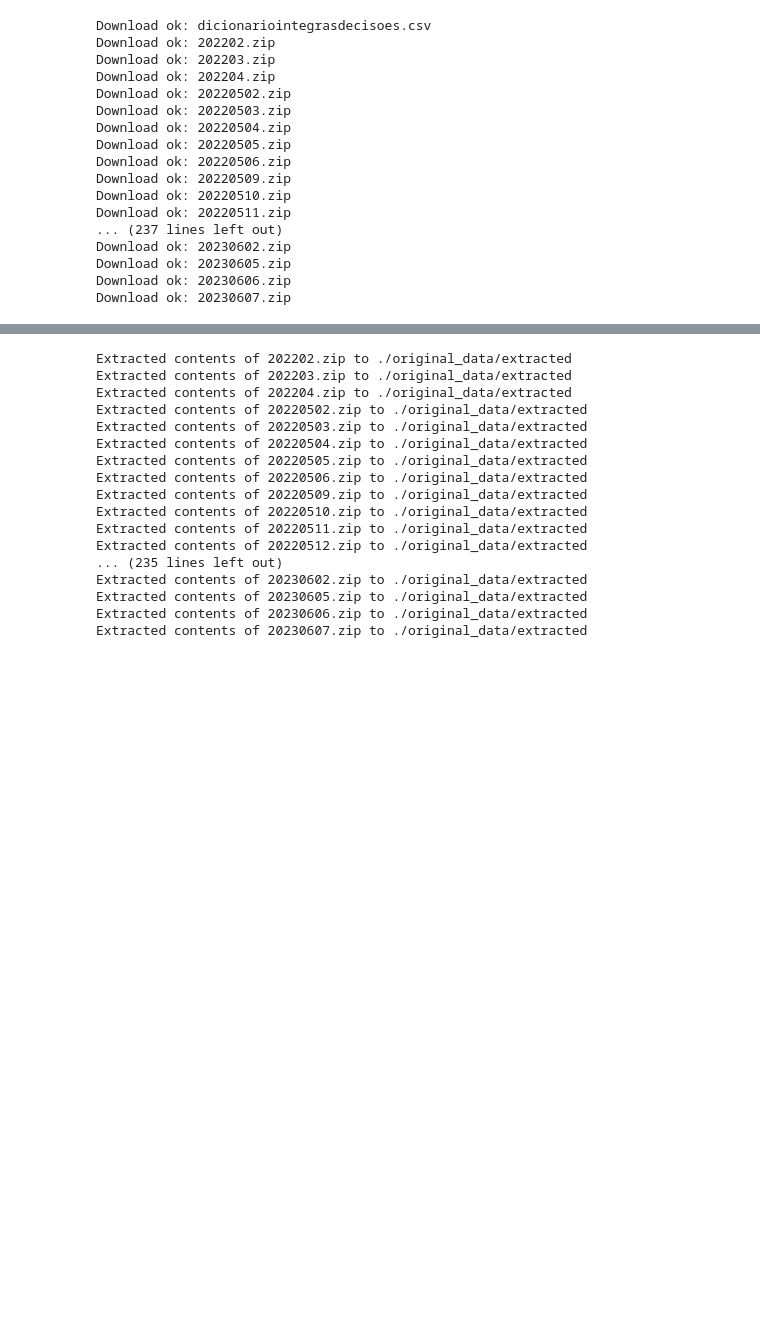
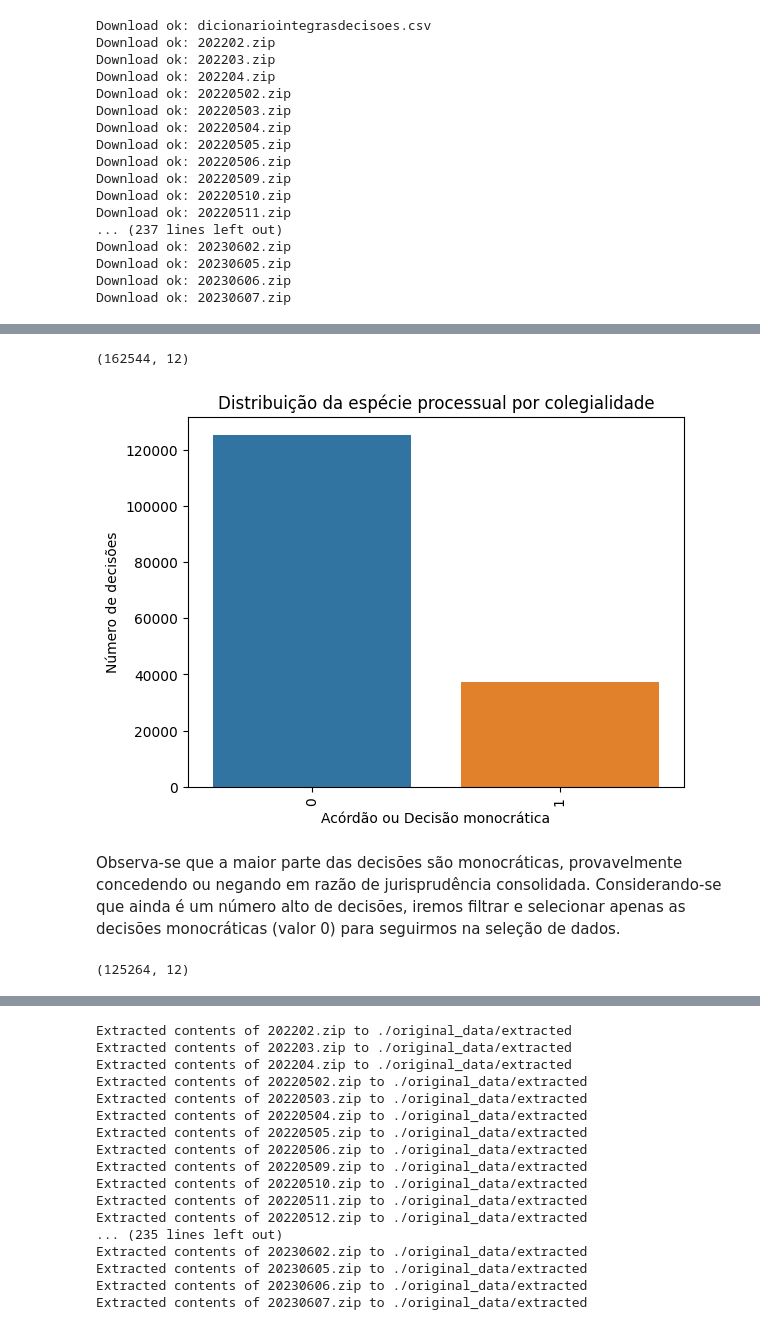
Before and after one commit to o-guilherme/D3TOP-NLP-Proj, a Jupyter notebook: D3TOP-NLP-Proj.ipynb, the cells around one changed output, grey strips where cells are left out. Drawn from its saved outputs; the diff is of its cells as text; code cells hidden in the pictures; blank space fills up the shorter version.

```diff
--- a/D3TOP-NLP-Proj.ipynb
+++ b/D3TOP-NLP-Proj.ipynb
@@ -161,0 +408,5 @@ Download ok: 20230607.zip
+# %%
+mask = df['especieProcesso'] == 'REsp '
+df_REsp = df[mask].copy()
+df_REsp.drop('especieProcesso', axis=1, inplace=True)
+df_REsp.head()
@@ -161,0 +420,22 @@ Download ok: 20230607.zip
+# %%
+df_REsp.shape
+# %% [output]
+(162544, 12)
+# %%
+#plt.figure(figsize=(15, 6))
+ax = sns.countplot(data=df_REsp, x='isAcordao')
+plt.xlabel('Acórdão ou Decisão monocrática')
+plt.ylabel('Número de decisões')
+plt.title('Distribuição da espécie processual por colegialidade')
+ax.set_xticklabels(ax.get_xticklabels(), rotation=90, ha='center')
+plt.show()
+# %% [output]
+[figure, added]
+# %% [markdown]
+Observa-se que a maior parte das decisões são monocráticas, provavelmente concedendo ou negando em razão de jurisprudência consolidada.
+Considerando-se que ainda é um número alto de decisões, iremos filtrar e selecionar apenas as decisões monocráticas (valor 0) para seguirmos na seleção de dados.
+# %%
+df_REsp = df_REsp.loc[df['isAcordao'] == 0].copy()
+df_REsp.shape
+# %% [output]
+(125264, 12)
```
Also changed, not shown: parts of 70 cells of this notebook, 5 other files.
